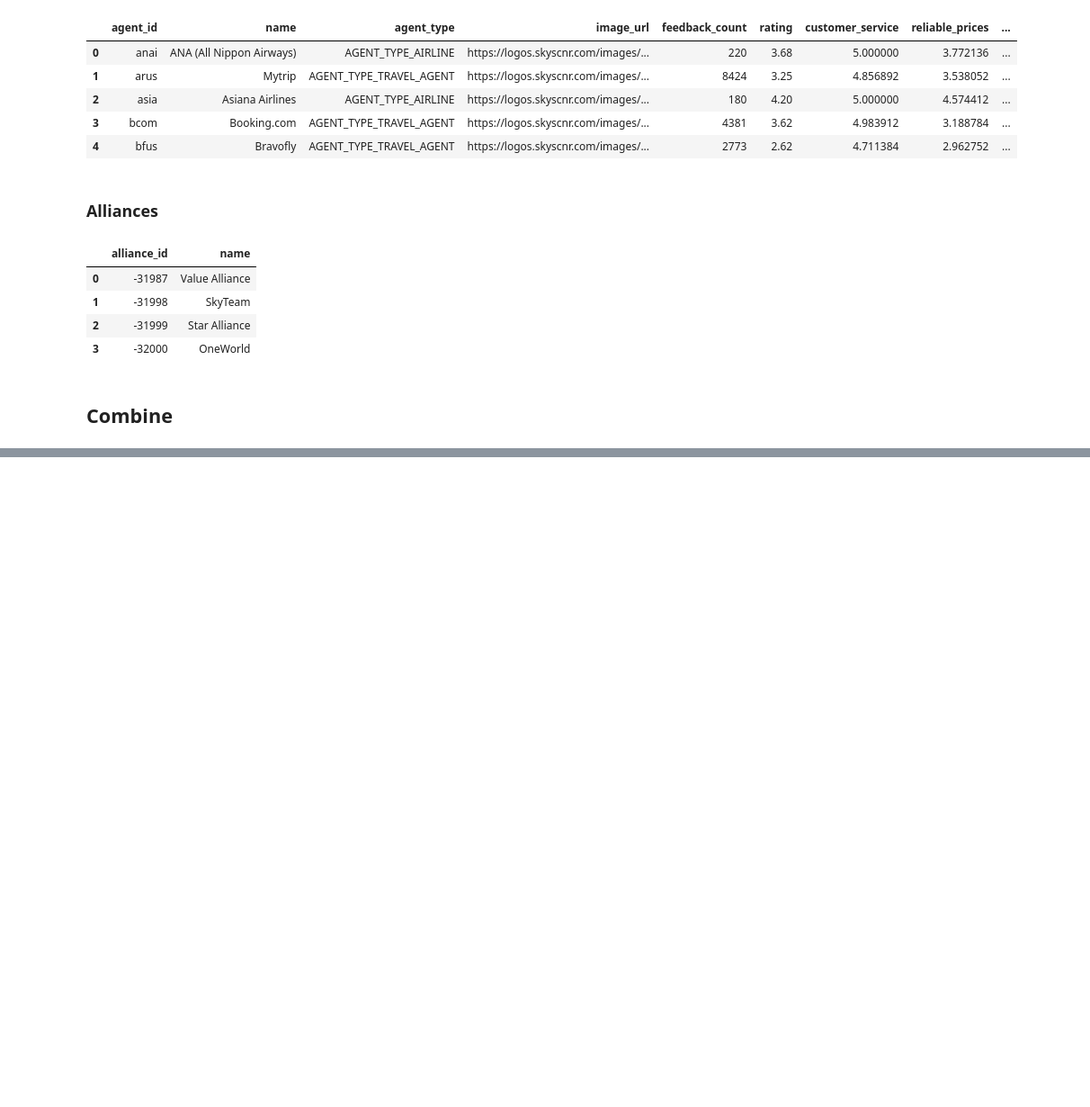
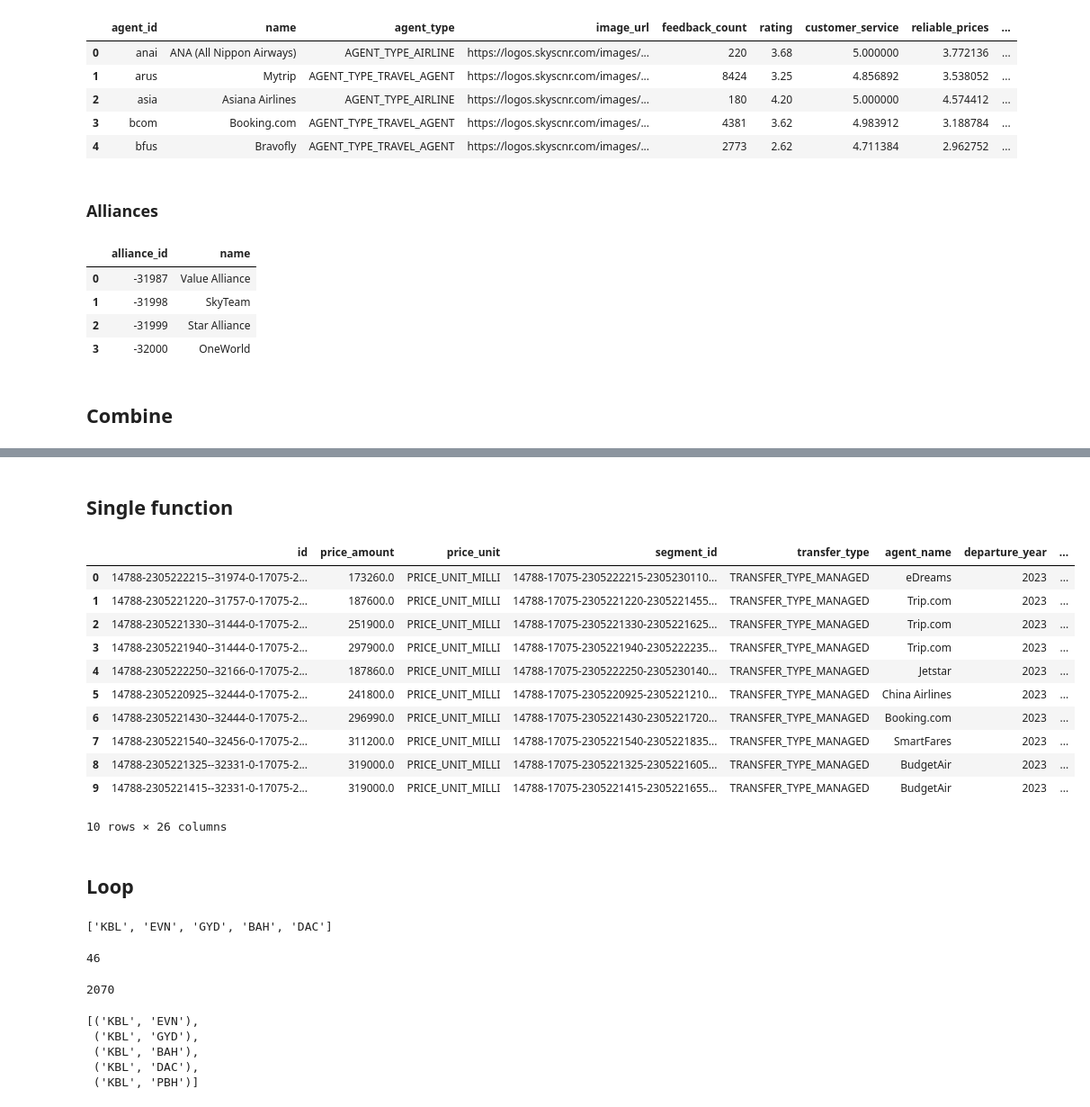
Before and after one commit to vdelimad/tsb-with-reinforcement-learning, a Jupyter notebook: Code/flight_data_gathering.ipynb, the cells around one changed output, grey strips where cells are left out. Shown at 90% size. Drawn from its saved outputs; the diff is of its cells as text; code cells hidden in the pictures; blank space fills up the shorter version.

Commit message:
checkpoint before data collection

```diff
--- a/Code/flight_data_gathering.ipynb
+++ b/Code/flight_data_gathering.ipynb
@@ -407,0 +425,64 @@ display(trips_df.head(100))
+# %% [markdown]
+## Single function
+# %%
+# set departure and arrival airports
+departure_airport = 'NRT'
+arrival_airport = 'TPE'
+
+def get_flight_data(departure_airport, arrival_airport):
+
+    flight_tables = get_flight_tables(departure_airport, arrival_airport)
+
+    itineraries_table = clean_itineraries_table(flight_tables)
+    agents_table = clean_agents_table(flight_tables)
+    segments_table = clean_segments_table(flight_tables)
+    carriers_table = clean_carriers_table(flight_tables)
+    places_table =clean_places_table(flight_tables)
+
+    return create_full_journey_table(departure_airport, arrival_airport, itineraries_table, agents_table, segments_table, carriers_table, places_table)
+
+get_flight_data(departure_airport, arrival_airport)
+# %% [output]
+|  | id | price_amount | price_unit | segment_id | transfer_type | agent_name | departure_year | ... |
+| 0 | 14788-2305222215--31974-0-17075-2... | 173260.0 | PRICE_UNIT_MILLI | 14788-17075-2305222215-2305230110... | TRANSFER_TYPE_MANAGED | eDreams | 2023 | ... |
+| 1 | 14788-2305221220--31757-0-17075-2... | 187600.0 | PRICE_UNIT_MILLI | 14788-17075-2305221220-2305221455... | TRANSFER_TYPE_MANAGED | Trip.com | 2023 | ... |
+| 2 | 14788-2305221330--31444-0-17075-2... | 251900.0 | PRICE_UNIT_MILLI | 14788-17075-2305221330-2305221625... | TRANSFER_TYPE_MANAGED | Trip.com | 2023 | ... |
+| 3 | 14788-2305221940--31444-0-17075-2... | 297900.0 | PRICE_UNIT_MILLI | 14788-17075-2305221940-2305222235... | TRANSFER_TYPE_MANAGED | Trip.com | 2023 | ... |
+| 4 | 14788-2305222250--32166-0-17075-2... | 187860.0 | PRICE_UNIT_MILLI | 14788-17075-2305222250-2305230140... | TRANSFER_TYPE_MANAGED | Jetstar | 2023 | ... |
+| 5 | 14788-2305220925--32444-0-17075-2... | 241800.0 | PRICE_UNIT_MILLI | 14788-17075-2305220925-2305221210... | TRANSFER_TYPE_MANAGED | China Airlines | 2023 | ... |
+| 6 | 14788-2305221430--32444-0-17075-2... | 296990.0 | PRICE_UNIT_MILLI | 14788-17075-2305221430-2305221720... | TRANSFER_TYPE_MANAGED | Booking.com | 2023 | ... |
+| 7 | 14788-2305221540--32456-0-17075-2... | 311200.0 | PRICE_UNIT_MILLI | 14788-17075-2305221540-2305221835... | TRANSFER_TYPE_MANAGED | SmartFares | 2023 | ... |
+| 8 | 14788-2305221325--32331-0-17075-2... | 319000.0 | PRICE_UNIT_MILLI | 14788-17075-2305221325-2305221605... | TRANSFER_TYPE_MANAGED | BudgetAir | 2023 | ... |
+| 9 | 14788-2305221415--32331-0-17075-2... | 319000.0 | PRICE_UNIT_MILLI | 14788-17075-2305221415-2305221655... | TRANSFER_TYPE_MANAGED | BudgetAir | 2023 | ... |
+10 rows × 26 columns
+# %% [markdown]
+## Loop
+# %%
+iata_codes_list = capital_cities['airport_iata'].tolist()
+iata_codes_list[:5]
+# %% [output]
+['KBL', 'EVN', 'GYD', 'BAH', 'DAC']
+# %%
+# get airport pairs without departing and arriving at same place
+airport_pairs = [(iata_codes_list[i], iata_codes_list[j]) for i in range(len(iata_codes_list)) for j in range(len(iata_codes_list)) if i != j]
+display(len(iata_codes_list))
+display(len(airport_pairs))
+# %% [output]
+46
+2070
+# %%
+# use shorter if needed
+if True == False:
+    airport_pairs_for_run = airport_pairs[-5:]
+    len(airport_pairs_for_run)
+    display(airport_pairs_for_run)
+else:
+    airport_pairs_for_run = airport_pairs
+    len(airport_pairs_for_run)
+    display(airport_pairs_for_run[:5])
+# %% [output]
+[('KBL', 'EVN'),
+ ('KBL', 'GYD'),
+ ('KBL', 'BAH'),
+ ('KBL', 'DAC'),
+ ('KBL', 'PBH')]
```
Also changed, not shown: parts of 9 cells of this notebook, 7 other files.
